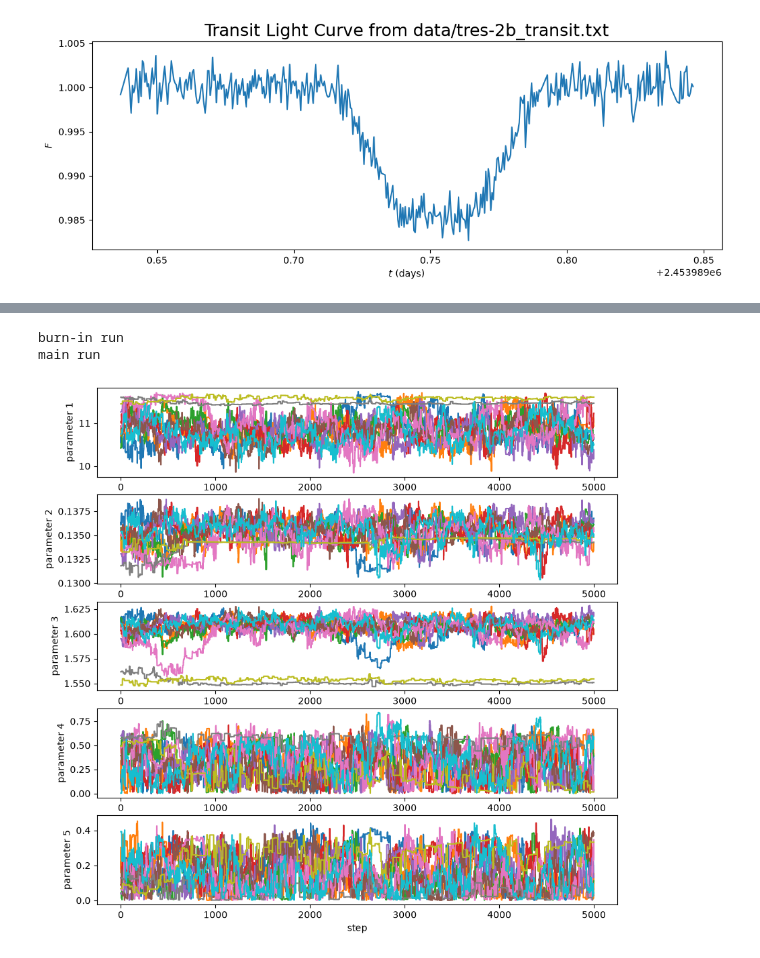
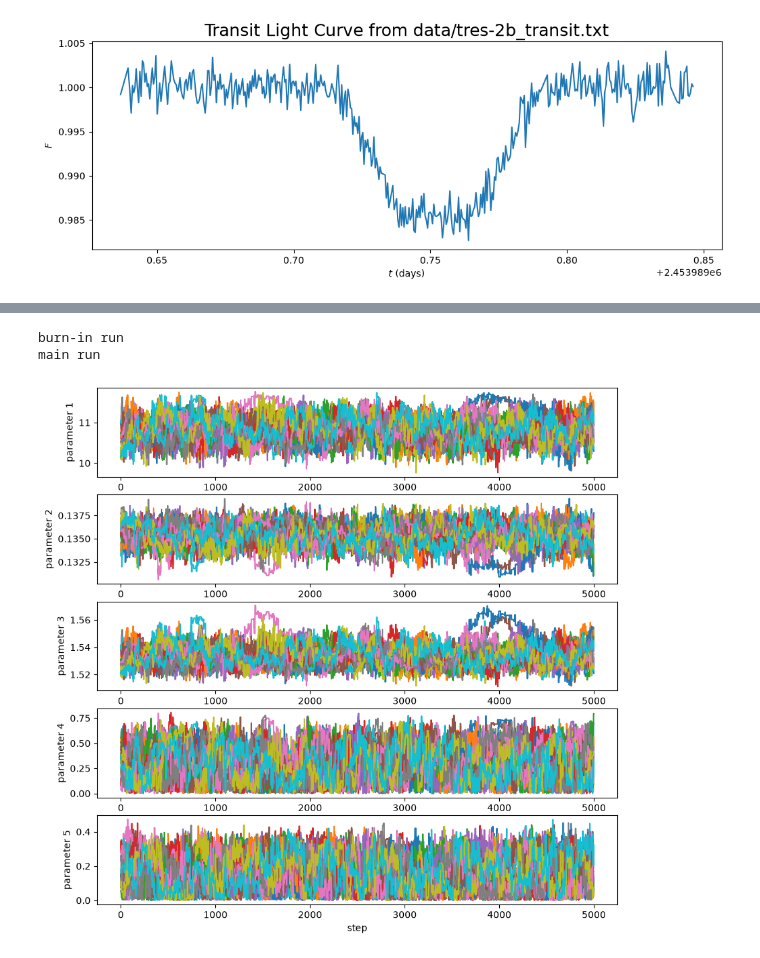
Before and after one commit to acdemelfi/transiting-exoplanet-analysis, a Jupyter notebook: transiting_exoplanet_analysis.ipynb, the cells around one changed output, grey strips where cells are left out. Drawn from its saved outputs; the diff is of its cells as text; code cells hidden in the pictures.

Commit message:
Finalize Exoplanet Analysis

```diff
--- a/transiting_exoplanet_analysis.ipynb
+++ b/transiting_exoplanet_analysis.ipynb
@@ -436,7 +544,7 @@ print(pBest)
 # MCMC sampling is used to estimate the posterior distributions and uncertainties
 # of the optimized model parameters.
 ndim = 5      # Number of fitted parameters
-nwalk = 10    # Number of MCMC walkers
+nwalk = 20    # Number of MCMC walkers
 nburn = 1000  # Burn-in steps
 nmain = 5000  # Production steps
 
@@ -455,36 +563,95 @@ plt.show()
 
 # Define the log-probability function from the chi-square statistic
 def lnprob(fitGuess, inP, lcrvData, sigma):
-    chi2 = -0.5*Chi2Min(fitGuess, inP, lcrvData, sigma)
-    return chi2
 
-# Initialize walkers with small perturbations around the optimized solution
-pstart = pBest.x
-p0 = np.array([pstart + 1.0e-4*np.random.normal(size=ndim) for iwalk in range(nwalk)])
+    # Reject non-physical parameter values
+    if (
+        fitGuess[0] <= 0 or
+        fitGuess[1] <= 0 or fitGuess[1] >= 1 or
+        fitGuess[2] <= 0 or fitGuess[2] > np.pi / 2 or
+        fitGuess[3] < 0 or fitGuess[3] > 1 or
+        fitGuess[4] < 0 or fitGuess[4] > 1
+    ):
+        return -np.inf
+
+    lcrvModel = calc_lcrv(fitGuess, inP)
+
+    # Reject any model evaluation that produces invalid values
+    if not np.all(np.isfinite(lcrvModel)):
+        return -np.inf
+
+    chi2 = np.sum(((lcrvData - lcrvModel) / sigma) ** 2)
+
+    return -0.5 * chi2
+
+# Initialize walkers around the optimized solution
+# using parameter-specific perturbations
+np.random.seed(42)
+
+pstart = pBest.x.copy()
+
+# Move parameters that landed exactly on a boundary slightly inward
+pstart[1] = np.clip(pstart[1], 0.005, 0.995)
+pstart[2] = np.clip(pstart[2], 0.02, np.pi/2 - 0.02)
+pstart[3] = np.clip(pstart[3], 0.02, 0.98)
+pstart[4] = np.clip(pstart[4], 0.02, 0.98)
+
+scales = np.array([
+    0.10,   # a/R*
+    0.005,  # radius ratio
+    0.005,  # inclination
+    0.02,   # c1
+    0.02    # c2
+])
+
+p0 = []
+
+while len(p0) < nwalk:
+    candidate = pstart + scales * np.random.randn(ndim)
+
+    if (
+        candidate[0] > 0 and
+        0 < candidate[1] < 1 and
+        0 < candidate[2] <= np.pi/2 and
+        0 <= candidate[3] <= 1 and
+        0 <= candidate[4] <= 1
+    ):
+        p0.append(candidate)
+
+p0 = np.array(p0)
 
 # Create the ensemble sampler
-sampler = emcee.EnsembleSampler(nwalk,ndim,lnprob, args = (inP, lcrvData, sigma))
+sampler = emcee.EnsembleSampler(
+    nwalk,
+    ndim,
+    lnprob,
+    args=(inP, lcrvData, sigma)
+)
 
 # Run burn-in sampling
 print('burn-in run')
-pos,prob,state = sampler.run_mcmc(p0,nburn)
+state = sampler.run_mcmc(p0, nburn)
 
 # Discard burn-in samples before the production run
 sampler.reset()
 
-# Run production sampling
+# Run production sampling from the final burn-in state
 print('main run')
-res = sampler.run_mcmc(pos,nmain)
-samples = sampler.chain.reshape((-1,ndim))
+sampler.run_mcmc(state, nmain)
+
+samples = sampler.get_chain(flat=True)
 
 # Plot MCMC traces for each fitted parameter
 f,ax = plt.subplots(ndim,1,figsize=(10,10))
+chain = sampler.get_chain()
+
 for idim in range(ndim):
     for iwalk in range(nwalk):
-        ax[idim].plot(sampler.chain[iwalk,:,idim])
+        ax[idim].plot(chain[:, iwalk, idim])
     ax[idim].set_xlabel('step')
     ax[idim].set_ylabel('parameter {}'.format(idim+1))
 f.show()
+# Visualize posterior distributions and parameter correlations
 f = corner.corner(samples,show_titles=True,labels=('$a_r/r_*$','$p$','$i$','$c_1$','$c_2$'))
 f.show()
 # %% [output]
@@ -492,3 +659,3 @@ f.show()
 burn-in run
 main run
-[figure, old version]
+[figure, new version]
```
Also changed, not shown: parts of 7 cells of this notebook.
